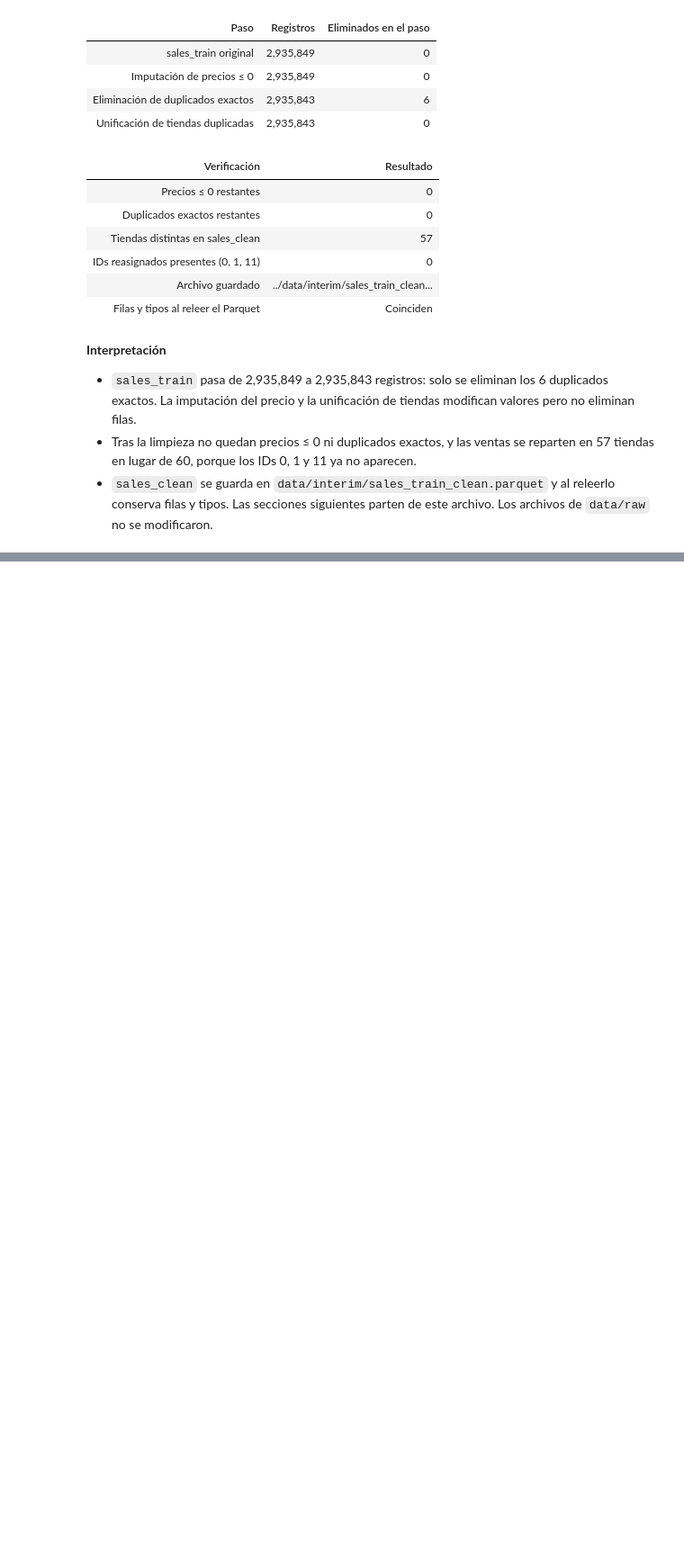
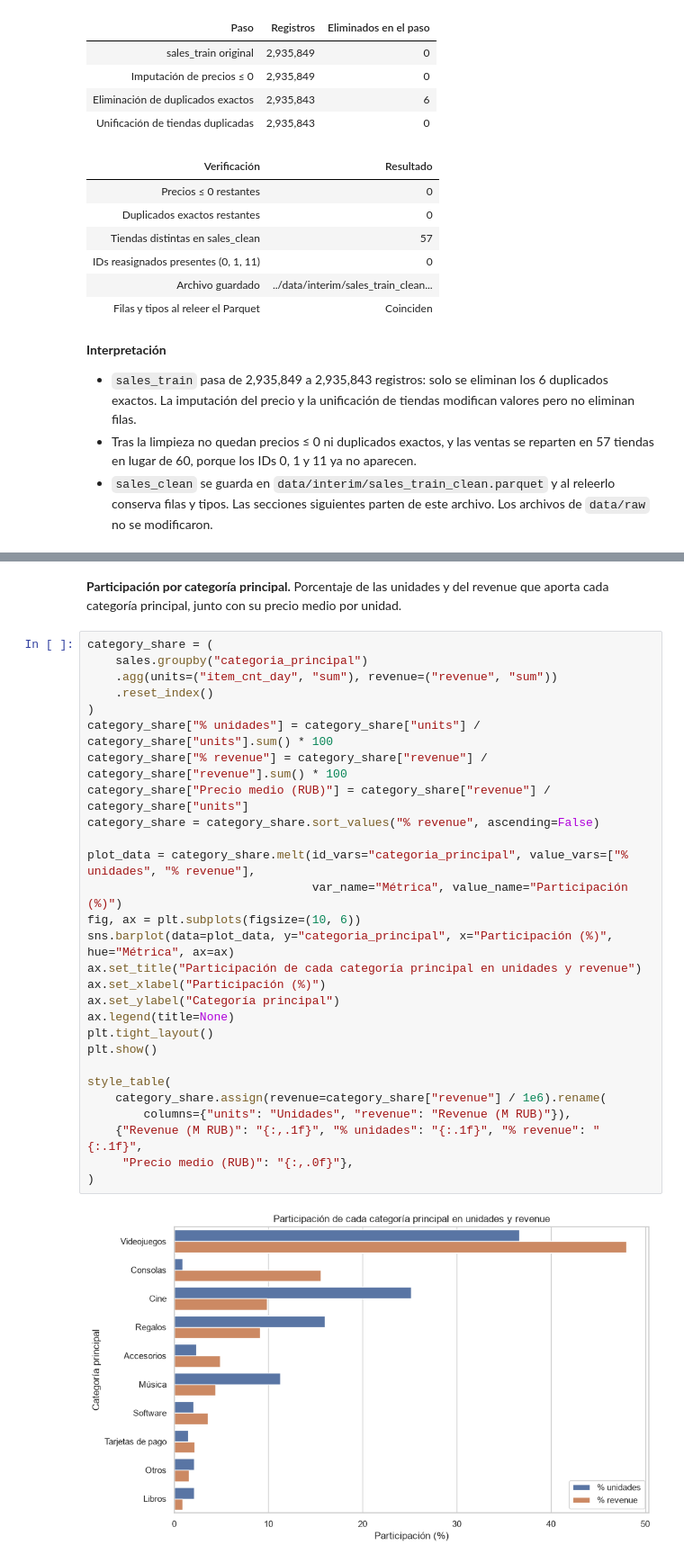
Before and after one commit to LuisCruz1996/predict_future_sales, a Jupyter notebook: notebooks/01_exploratory_data_analysis.ipynb, the cells around one changed output, grey strips where cells are left out. Shown at 90% size. Saved outputs shown, nothing was run; the diff lists cells and outputs as text; blank space fills up the shorter version.

```diff
--- a/notebooks/01_exploratory_data_analysis.ipynb
+++ b/notebooks/01_exploratory_data_analysis.ipynb
@@ -1075,0 +1400,33 @@ style_table(checks)
+# %% [markdown]
+**Participación por categoría principal.** Porcentaje de las unidades y del revenue que aporta cada
+categoría principal, junto con su precio medio por unidad.
+# %%
+category_share = (
+    sales.groupby("categoria_principal")
+    .agg(units=("item_cnt_day", "sum"), revenue=("revenue", "sum"))
+    .reset_index()
+)
+category_share["% unidades"] = category_share["units"] / category_share["units"].sum() * 100
+category_share["% revenue"] = category_share["revenue"] / category_share["revenue"].sum() * 100
+category_share["Precio medio (RUB)"] = category_share["revenue"] / category_share["units"]
+category_share = category_share.sort_values("% revenue", ascending=False)
+
+plot_data = category_share.melt(id_vars="categoria_principal", value_vars=["% unidades", "% revenue"],
+                                var_name="Métrica", value_name="Participación (%)")
+fig, ax = plt.subplots(figsize=(10, 6))
+sns.barplot(data=plot_data, y="categoria_principal", x="Participación (%)", hue="Métrica", ax=ax)
+ax.set_title("Participación de cada categoría principal en unidades y revenue")
+ax.set_xlabel("Participación (%)")
+ax.set_ylabel("Categoría principal")
+ax.legend(title=None)
+plt.tight_layout()
+plt.show()
+
+style_table(
+    category_share.assign(revenue=category_share["revenue"] / 1e6).rename(
+        columns={"units": "Unidades", "revenue": "Revenue (M RUB)"}),
+    {"Revenue (M RUB)": "{:,.1f}", "% unidades": "{:.1f}", "% revenue": "{:.1f}",
+     "Precio medio (RUB)": "{:,.0f}"},
+)
+# %% [output]
+[figure, added]
```
Also changed, not shown: parts of 40 cells of this notebook.
